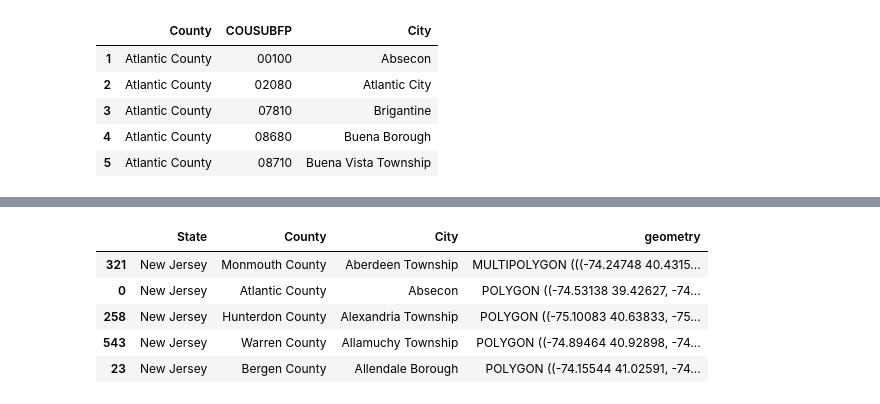
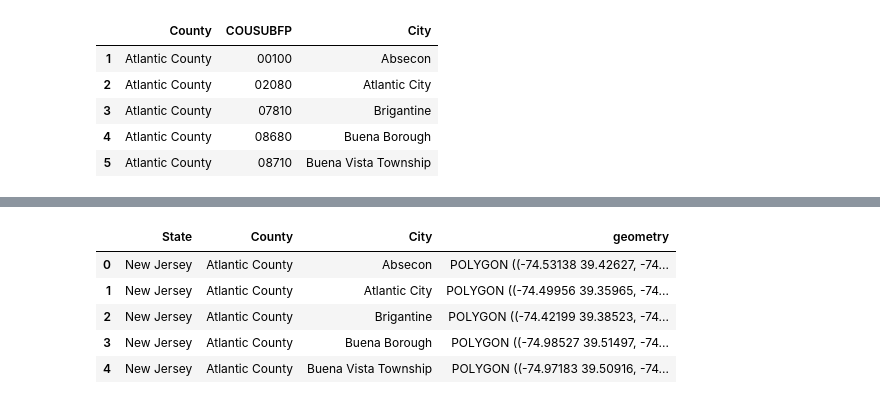
Before and after one commit to Myself1214/Pushing-P-Breakers, a Jupyter notebook: Code/Capstone_Project_ETL.ipynb, the cells around one changed output, grey strips where cells are left out. Saved outputs shown, nothing was run; the diff lists cells and outputs as text; code cells hidden in the pictures.

```diff
--- a/Code/Capstone_Project_ETL.ipynb
+++ b/Code/Capstone_Project_ETL.ipynb
@@ -442,30 +540,27 @@ FIPS.head()
 # %%
 # Merge FIPS and gdf to get State, County, city, and geometry
 
 merge1 = FIPS.merge(gdf,how='inner',on='COUSUBFP')
 
 # Drop NAME and COUSUBFP columns
 merge1.drop(['NAME','COUSUBFP'],axis=1,inplace=True)
 
 # Add State Column
 merge1['State'] = 'New Jersey'
 
 # Rearrange Columns
 
 merge1 = merge1[['State','County','City','geometry']]
 
-# Sort by Cities alphabetically
-merge1 = merge1.sort_values('City', ascending=True)
-
 merge1.head()
 # %% [output]
 [interactive output not drawn]
 |  | State | County | City | geometry |
-| 321 | New Jersey | Monmouth County | Aberdeen Township | MULTIPOLYGON (((-74.24748 40.4315... |
 | 0 | New Jersey | Atlantic County | Absecon | POLYGON ((-74.53138 39.42627, -74... |
-| 258 | New Jersey | Hunterdon County | Alexandria Township | POLYGON ((-75.10083 40.63833, -75... |
-| 543 | New Jersey | Warren County | Allamuchy Township | POLYGON ((-74.89464 40.92898, -74... |
-| 23 | New Jersey | Bergen County | Allendale Borough | POLYGON ((-74.15544 41.02591, -74... |
+| 1 | New Jersey | Atlantic County | Atlantic City | POLYGON ((-74.49956 39.35965, -74... |
+| 2 | New Jersey | Atlantic County | Brigantine | POLYGON ((-74.42199 39.38523, -74... |
+| 3 | New Jersey | Atlantic County | Buena Borough | POLYGON ((-74.98527 39.51497, -74... |
+| 4 | New Jersey | Atlantic County | Buena Vista Township | POLYGON ((-74.97183 39.50916, -74... |
 # %%
 # Merge Geodata with df
 # Convert df to pandas dataframe
```
Also changed, not shown: parts of 15 cells of this notebook, 15 other files.
